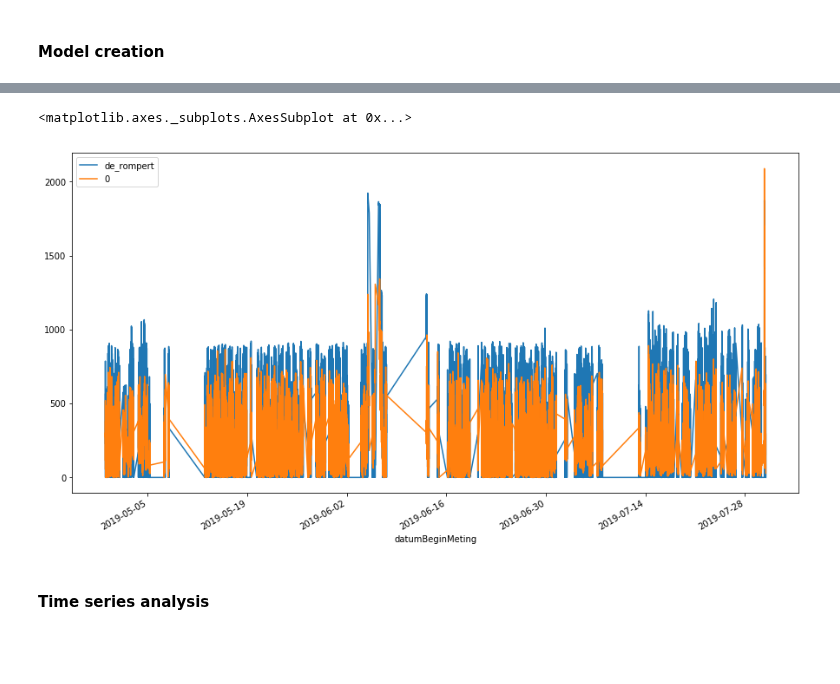
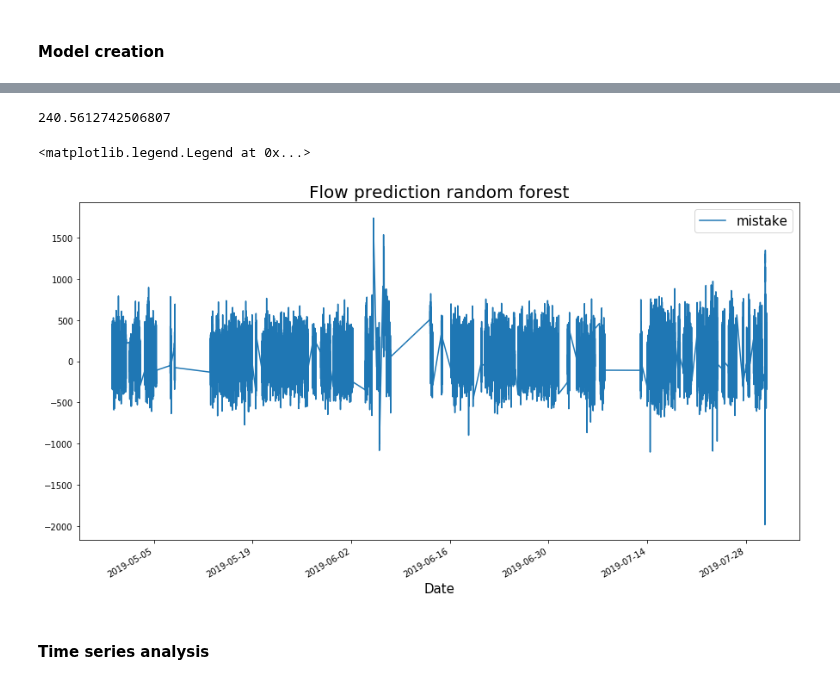
Before and after one commit to Trezorro/waterschap-datachallenge, a Jupyter notebook: Flow analysis 24-09.ipynb, the cells around one changed output, grey strips where cells are left out. Saved outputs shown, nothing was run; the diff lists cells and outputs as text; code cells hidden in the pictures; blank space fills up the shorter version.

```diff
--- a/Flow analysis 24-09.ipynb
+++ b/Flow analysis 24-09.ipynb
@@ -246,8 +222,16 @@ validation
-# %%
-validation.plot(figsize=(15,8))
-# %% [output]
-<matplotlib.axes._subplots.AxesSubplot at 0x...>
-[figure, removed]
+# %%
+np.sqrt(mean_squared_error(validation['Real flow (m^3/h)'], validation['Prediction Flow (m^3/h)']))
+# %% [output]
+240.5612742506807
+# %%
+validation['mistake'] = (validation['Real flow (m^3/h)'] - validation['Prediction Flow (m^3/h)'])
+ax2 = validation['mistake'].plot(figsize = (15,8))
+ax2.set_title('Flow prediction random forest', size = 20)
+ax2.set_xlabel('Date', size = 15)
+ax2.legend(prop={'size': 15})
+# %% [output]
+<matplotlib.legend.Legend at 0x...>
+[figure, added]
 # %% [markdown]
 #### Time series analysis
 # %%
```
Also changed, not shown: parts of 8 cells of this notebook.
